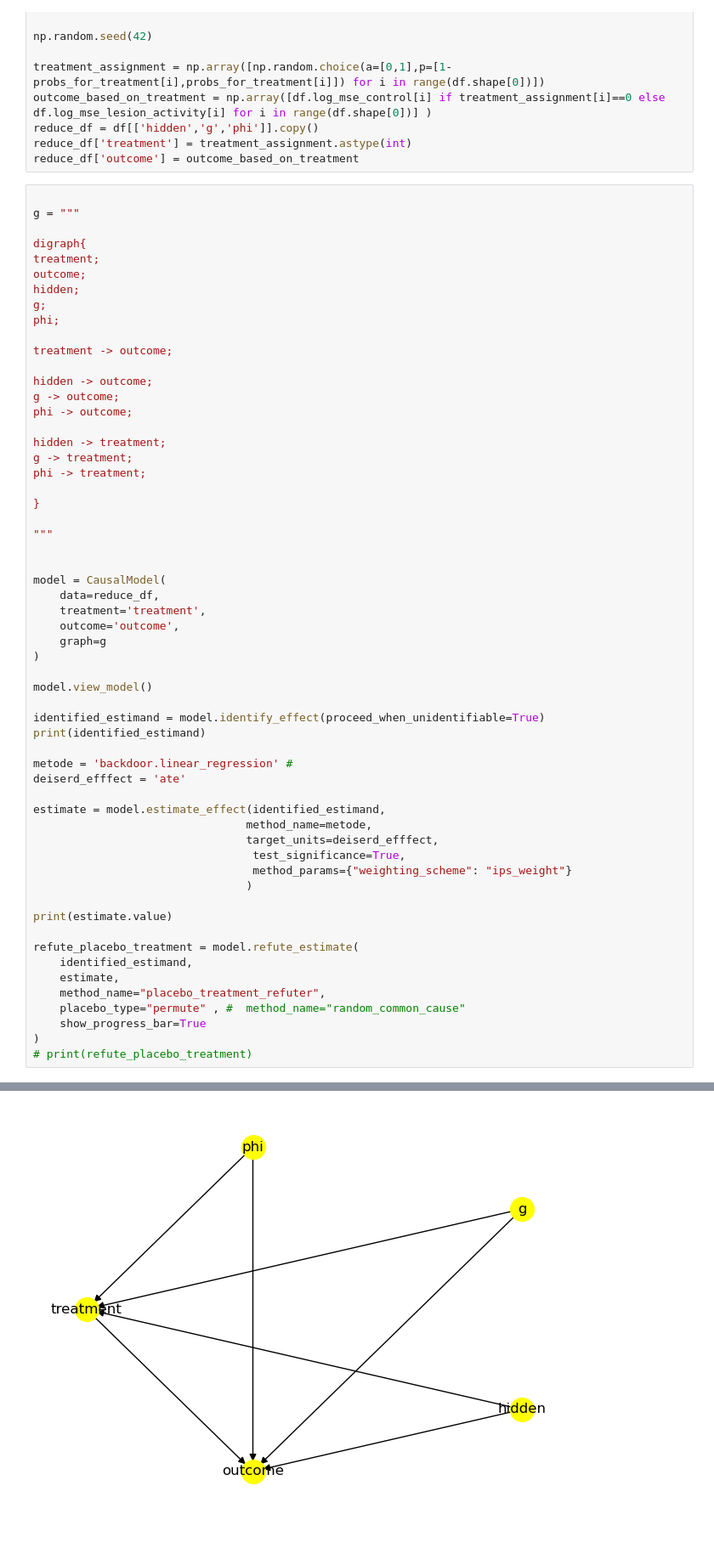
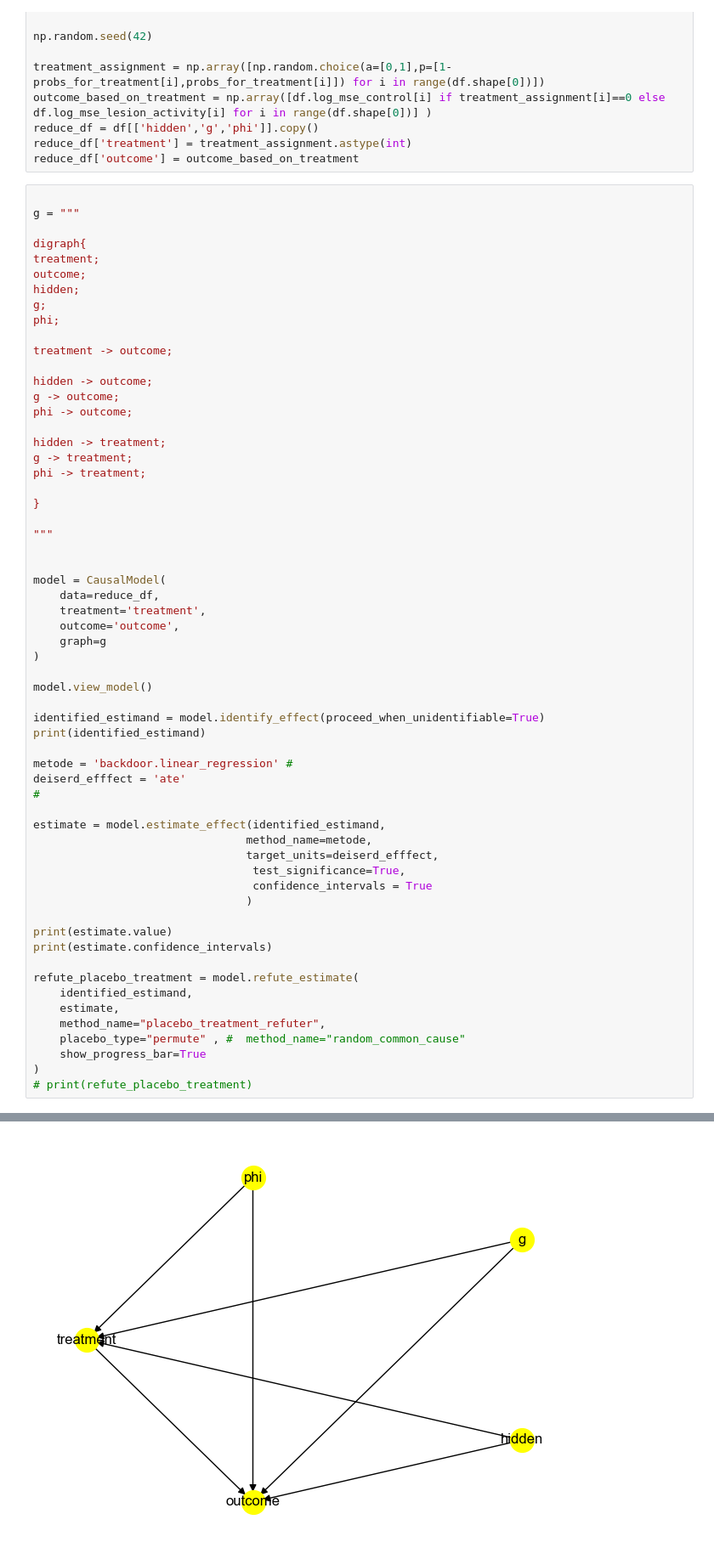
Before and after one commit to eliaturner/causalinference, a Jupyter notebook: ATE.ipynb, the cells around one changed output, grey strips where cells are left out. Shown: that part at 85% size. Saved outputs shown, nothing was run; the diff lists cells and outputs as text.

```diff
--- a/ATE.ipynb
+++ b/ATE.ipynb
@@ -162,15 +162,17 @@ print(identified_estimand)
 
 metode = 'backdoor.linear_regression' #
 deiserd_efffect = 'ate'
+#
 
 estimate = model.estimate_effect(identified_estimand,
                                 method_name=metode,
                                 target_units=deiserd_efffect,
                                  test_significance=True,
-                                 method_params={"weighting_scheme": "ips_weight"}
+                                 confidence_intervals = True
                                 )
 
 print(estimate.value)
+print(estimate.confidence_intervals)
 
 refute_placebo_treatment = model.refute_estimate(
     identified_estimand,
@@ -201 +204 @@ Estimand name: iv
-[figure, old version]
+[figure, new version]
```
Also changed, not shown: parts of 8 cells of this notebook, 3 other files.
